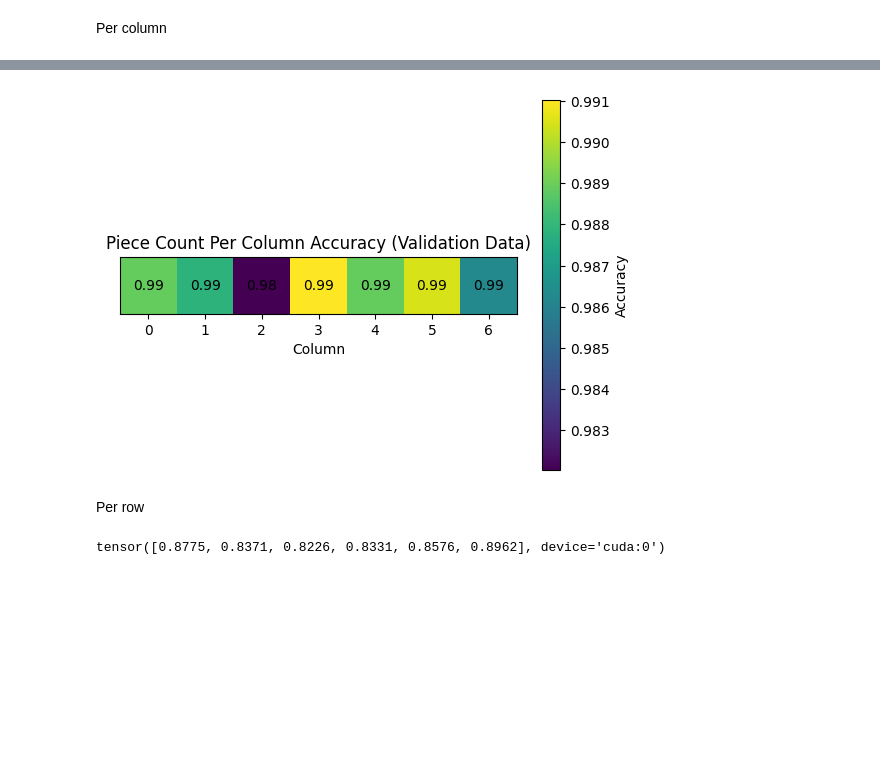
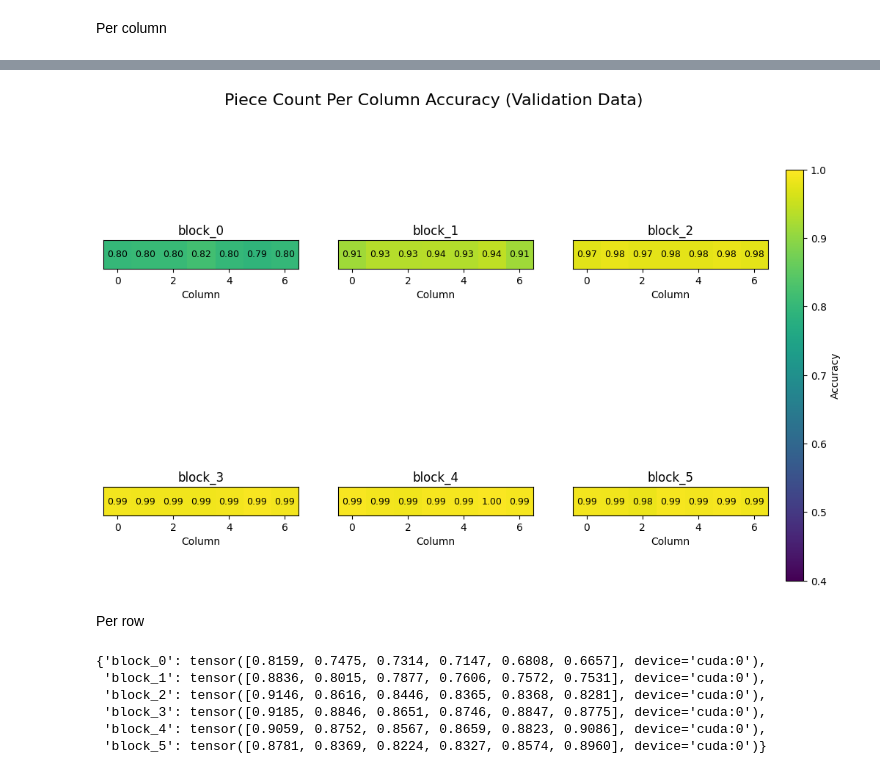
Before and after one commit to stanely1/Connect-Four-GPT, a Jupyter notebook: test_model_full.ipynb, the cells around one changed output, grey strips where cells are left out. Drawn from its saved outputs; the diff is of its cells as text; code cells hidden in the pictures; blank space fills up the shorter version.

```diff
--- a/test_model_full.ipynb
+++ b/test_model_full.ipynb
@@ -157,7 +158,7 @@ rng = np.random.default_rng(seed=9128)
 
 def get_probe_dataset(data):
     move_seqs = set()
-    X = []
+    X = {f'block_{i}': [] for i, _ in enumerate(model.transformer.h)}
     Y_cell = []
     Y_col = []
     Y_row = []
@@ -183,7 +184,8 @@ def get_probe_dataset(data):
         inp = (torch.tensor(seq[:i], dtype=torch.long, device=DEVICE)[None, ...])
         # inp = (torch.tensor(seq[:i+1], dtype=torch.long, device=DEVICE)[None, ...])
         _, _ = model(inp)
-        X.append(activations['block_5'][:, -1, :].reshape(-1).cpu())
+        for k in X.keys():
+            X[k].append(activations[k][:, -1, :].reshape(-1).cpu())
         Y_cell.append(torch.tensor([field_to_int[f] for row in board for f in row]))
         Y_col.append(torch.tensor([sum(1 for i in range(6) if board[i][j] in C4Engine.PLAYERS) for j in range(7)]))
         Y_row.append(torch.tensor([sum(1 for c in row if c in C4Engine.PLAYERS) for row in board]))
@@ -191,7 +193,7 @@ def get_probe_dataset(data):
         # if engine.result() is not None:
         #     break
 
-    X = torch.stack(X)
+    X = {k : torch.stack(X[k]) for k in X.keys()}
     Y_cell = torch.stack(Y_cell)
     Y_col = torch.stack(Y_col)
     Y_row = torch.stack(Y_row)
@@ -302,5 +311,5 @@ Epoch 1023: 0.1869
 # %% [markdown]
 Predict number of pieces in each column
 # %%
-col_probe, col_train_loader = train_probe(train_X, train_Y_col, num_cls=7)
+col_probe_results = train_probe(train_X, train_Y_col, val_X, val_Y_col, num_cls=7)
 # %% [output]
@@ -423,5 +494,4 @@ plot_heatmap(val_acc_cell, w=7, h=6, title=f'Per-Cell Probe Accuracy (Validataio
 # %% [markdown]
 Per column
 # %%
-train_acc_col = eval_probe(col_probe, col_train_loader, dim=train_Y_col.shape[-1])
-train_acc_col
+train_acc_col, val_acc_col = eval_probe_results(col_probe_results, dim=train_Y_col.shape[-1])
@@ -435,4 +516,0 @@ plot_heatmap(train_acc_col, w=7, h=1, title=f'Piece Count Per Column Accuracy (T
-# %%
-col_val_loader = get_data_loader(val_X, val_Y_col)
-val_acc_col = eval_probe(col_probe, col_val_loader, val_Y_col.shape[-1])
-val_acc_col
@@ -442,12 +532,18 @@ tensor([0.9889, 0.9878, 0.9820, 0.9910, 0.9889, 0.9905, 0.9863],
 # %%
-plot_heatmap(val_acc_col, w=7, h=1, title=f'Piece Count Per Column Accuracy (Validation Data)', xlabel='Column', ylabel='', disable_yticks=True)
+plot_heatmaps(val_acc_col, w=7, h=1, title=f'Piece Count Per Column Accuracy (Validation Data)', xlabel='Column', ylabel='', disable_yticks=True)
 # %% [output]
-[figure, old version]
+[figure, new version]
 # %% [markdown]
 Per row
 # %%
-train_acc_row = eval_probe(row_probe, row_train_loader, dim=train_Y_row.shape[-1])
-train_acc_row
+train_acc_row, val_acc_row = eval_probe_results(row_probe_results, dim=train_Y_row.shape[-1])
-# %% [output]
-tensor([0.8775, 0.8371, 0.8226, 0.8331, 0.8576, 0.8962], device='cuda:0')
+# %%
+train_acc_row
+# %% [output]
+{'block_0': tensor([0.8159, 0.7475, 0.7314, 0.7147, 0.6808, 0.6657], device='cuda:0'),
+ 'block_1': tensor([0.8836, 0.8015, 0.7877, 0.7606, 0.7572, 0.7531], device='cuda:0'),
+ 'block_2': tensor([0.9146, 0.8616, 0.8446, 0.8365, 0.8368, 0.8281], device='cuda:0'),
+ 'block_3': tensor([0.9185, 0.8846, 0.8651, 0.8746, 0.8847, 0.8775], device='cuda:0'),
+ 'block_4': tensor([0.9059, 0.8752, 0.8567, 0.8659, 0.8823, 0.9086], device='cuda:0'),
+ 'block_5': tensor([0.8781, 0.8369, 0.8224, 0.8327, 0.8574, 0.8960], device='cuda:0')}
 # %%
```
Also changed, not shown: parts of 25 cells of this notebook, 30 other files.
